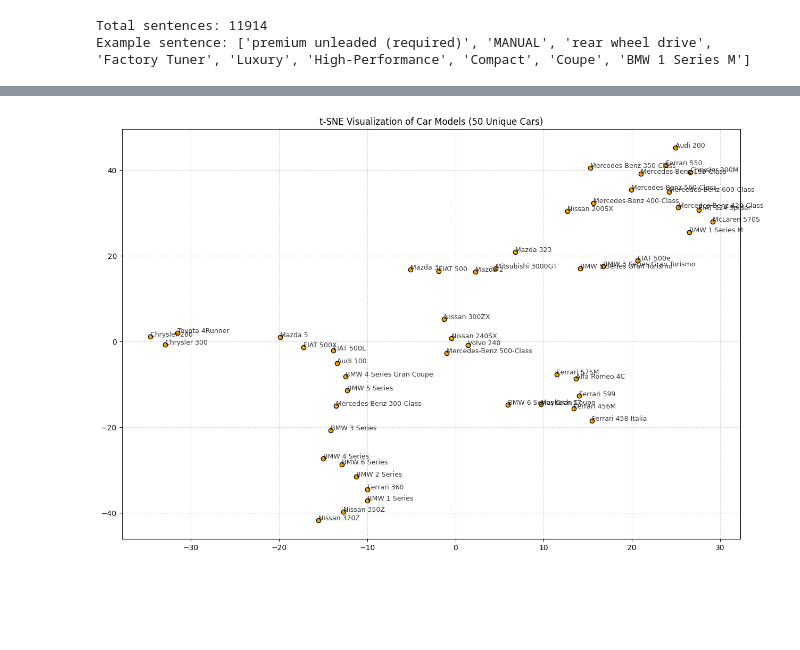
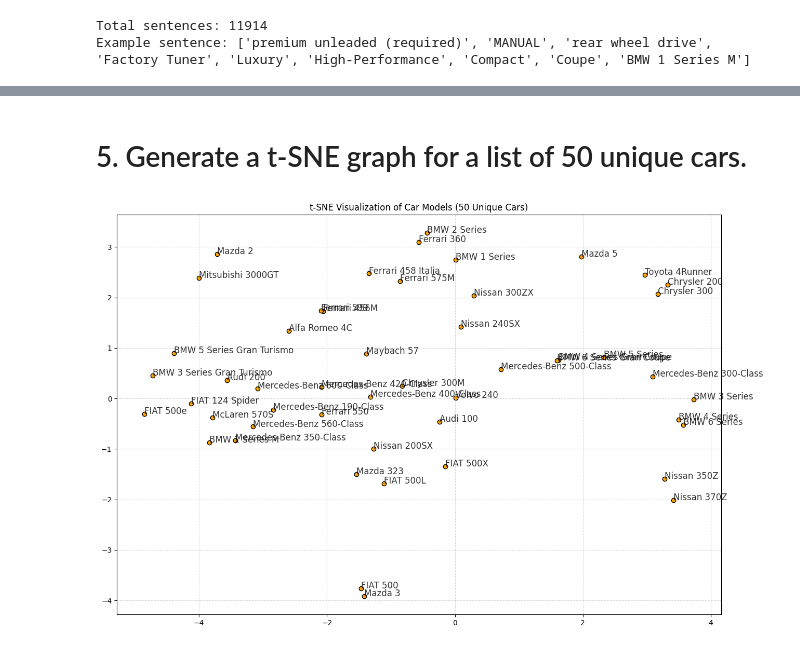
Before and after one commit to priyanka-ingale/unstructured-intelligence, a Jupyter notebook: CarsWord2Vec.ipynb, the cells around one changed output, grey strips where cells are left out. Saved outputs shown, nothing was run; the diff lists cells and outputs as text; code cells hidden in the pictures; blank space fills up the shorter version.

```diff
--- a/CarsWord2Vec.ipynb
+++ b/CarsWord2Vec.ipynb
@@ -67,2 +85,4 @@ for car, score in similar_cars:
+# %% [markdown]
+# 5. Generate a t-SNE graph for a list of 50 unique cars.
 # %%
 from sklearn.manifold import TSNE
@@ -79,15 +90,22 @@ import matplotlib.pyplot as plt
 # %%
+
+unique_cars = df_cars['Maker_Model'].unique()[:50]
+X = model.wv.__getitem__(unique_cars)
+
+# Perform t-SNE reduction
+tsne_model = TSNE(perplexity=20, n_components=2, init="pca", n_iter=1000, random_state=100)
+Y = tsne_model.fit_transform(X)
 
 # Plotting the t-SNE results
 plt.figure(figsize=(15, 10))
 plt.scatter(Y[:, 0], Y[:, 1], c='orange', edgecolors='k')
 
 # Annotate the points with car names
 for i, car in enumerate(unique_cars):
-    plt.annotate(car, (Y[i, 0], Y[i, 1]), fontsize=9, alpha=0.8)
+    plt.annotate(car, (Y[i, 0], Y[i, 1]), fontsize=12, alpha=0.8)
 
 plt.title('t-SNE Visualization of Car Models (50 Unique Cars)')
 plt.grid(True, linestyle='--', alpha=0.5)
 plt.show()
 # %% [output]
-[figure, old version]
+[figure, new version]
```
Also changed, not shown: parts of 13 cells of this notebook.
